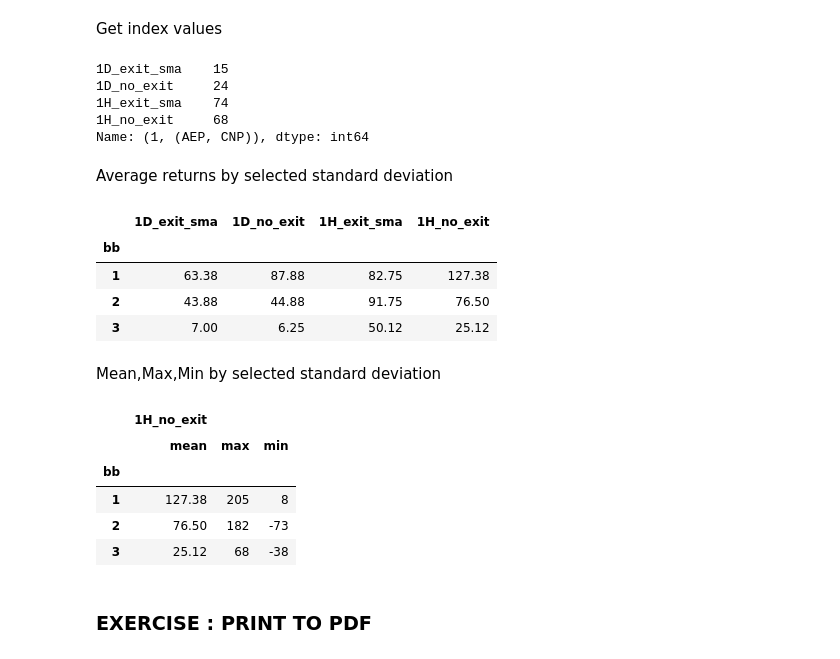
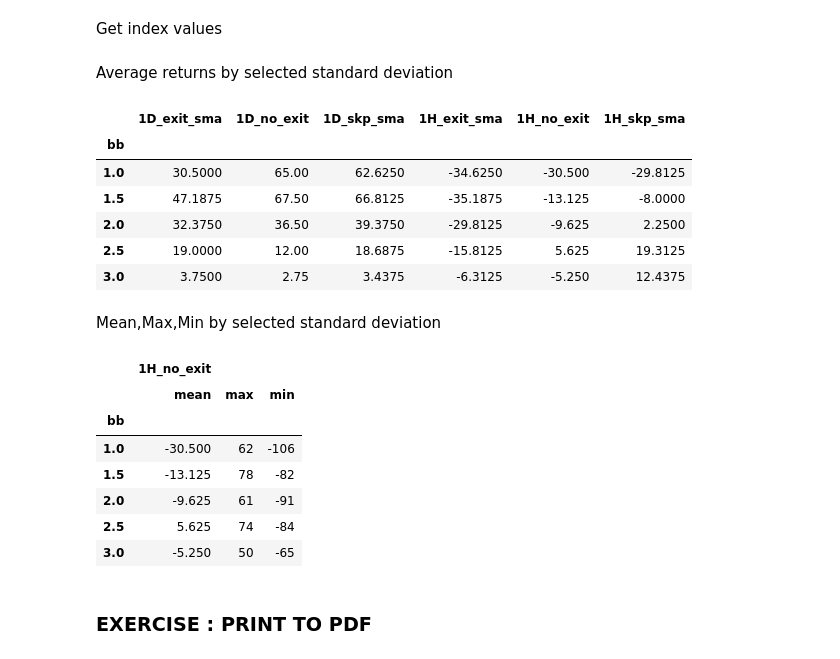
Before and after one commit to ozdemirozcelik/coint-tools, a Jupyter notebook: 7-summary-backtest.ipynb, the cells around one changed output. Cells and saved outputs as stored; diff of their text form; code cells hidden in the pictures.

```diff
--- a/7-summary-backtest.ipynb
+++ b/7-summary-backtest.ipynb
@@ -31,7 +31,18 @@ avg_fin_cost_dic = {'1D':(0.07/365),'1H':(0.07/365/7)} # per borrowed cash per d
 # %% [markdown]
 ### GET PAIR INFORMATION
 # %%
+max_items = 24
+pairs_dic_filtered = {}
+
 with open('pairs_final.pkl', 'rb') as f:
     pairs_dic = pickle.load(f)
+
+i = 0
+for key,item in pairs_dic.items():
+    if i<max_items:
+        i = i+1
+        pairs_dic_filtered[key] = item
+
+pairs_dic = pairs_dic_filtered
 pairs_dic
 # %% [output]
@@ -44,5 +65,17 @@ pairs_dic
 # %%
+max_drop_items = 10
+drop_dic_filtered = {}
+
 with open('pairs_dropped.pkl', 'rb') as f:
     drop_dic = pickle.load(f)
 drop_dic
+
+i = 0
+for key,item in drop_dic.items():
+    if i<max_drop_items:
+        i = i+1
+        drop_dic_filtered[key] = item
+
+drop_dic = drop_dic_filtered
+drop_dic
 # %% [output]
@@ -308,10 +345,10 @@ def calculate_returns(data_dic, str_list, b=2):  # b is 1.0, 1.5, 2.0, 2.5 or 3
                 df_spread["sma_20"] = sma(df_spread.Close, 20)
 
                 if res == '1D':
-                    df_spread['sma_50d']=SMA(df_spread.Close, 50) # add 50d sma for 1D resolution
+                    df_spread['sma_50d']=sma(df_spread.Close, 50) # add 50d sma for 1D resolution
 
                 else:
-                    df_spread['sma_20d']=SMA(df_spread.Close, 20*7) # add 20d sma for 1H resolution
+                    df_spread['sma_20d']=sma(df_spread.Close, 20*7) # add 20d sma for 1H resolution
 
                 for i in range(2, 7):
                     step = 0.5
@@ -753,10 +874,2 @@ Name: (3 STD, 1D_exit_sma), dtype: int64
 # %% [markdown]
 Get index values
-# %%
-df1_all1.xs((1,('AEP', 'CNP')))
-# %% [output]
-1D_exit_sma    15
-1D_no_exit     24
-1H_exit_sma    74
-1H_no_exit     68
-Name: (1, (AEP, CNP)), dtype: int64
@@ -763,24 +878,28 @@ Name: (1, (AEP, CNP)), dtype: int64
 # %% [markdown]
 Average returns by selected standard deviation
 # %%
-df1_all1.groupby(["bb"]).mean()
+df2_all1.groupby(["bb"]).mean()
 # %% [output]
-|  | 1D_exit_sma | 1D_no_exit | 1H_exit_sma | 1H_no_exit |
-| bb |  |  |  |  |
-| 1 | 63.38 | 87.88 | 82.75 | 127.38 |
-| 2 | 43.88 | 44.88 | 91.75 | 76.50 |
-| 3 | 7.00 | 6.25 | 50.12 | 25.12 |
+|  | 1D_exit_sma | 1D_no_exit | 1D_skp_sma | 1H_exit_sma | 1H_no_exit | 1H_skp_sma |
+| bb |  |  |  |  |  |  |
+| 1.0 | 30.5000 | 65.00 | 62.6250 | -34.6250 | -30.500 | -29.8125 |
+| 1.5 | 47.1875 | 67.50 | 66.8125 | -35.1875 | -13.125 | -8.0000 |
+| 2.0 | 32.3750 | 36.50 | 39.3750 | -29.8125 | -9.625 | 2.2500 |
+| 2.5 | 19.0000 | 12.00 | 18.6875 | -15.8125 | 5.625 | 19.3125 |
+| 3.0 | 3.7500 | 2.75 | 3.4375 | -6.3125 | -5.250 | 12.4375 |
 # %% [markdown]
 Mean,Max,Min by selected standard deviation
 # %%
-df1_all1.groupby(["bb"]).agg({"1H_no_exit": ["mean", "max", "min"]})
+df2_all1.groupby(["bb"]).agg({"1H_no_exit": ["mean", "max", "min"]})
 # %% [output]
 |  | 1H_no_exit |  |  |
 |  | mean | max | min |
 | bb |  |  |  |
-| 1 | 127.38 | 205 | 8 |
-| 2 | 76.50 | 182 | -73 |
-| 3 | 25.12 | 68 | -38 |
+| 1.0 | -30.500 | 62 | -106 |
+| 1.5 | -13.125 | 78 | -82 |
+| 2.0 | -9.625 | 61 | -91 |
+| 2.5 | 5.625 | 74 | -84 |
+| 3.0 | -5.250 | 50 | -65 |
 # %% [markdown]
 ### EXERCISE : PRINT TO PDF
 # %%
```
Also changed, not shown: parts of 13 cells of this notebook, 45 other files.
